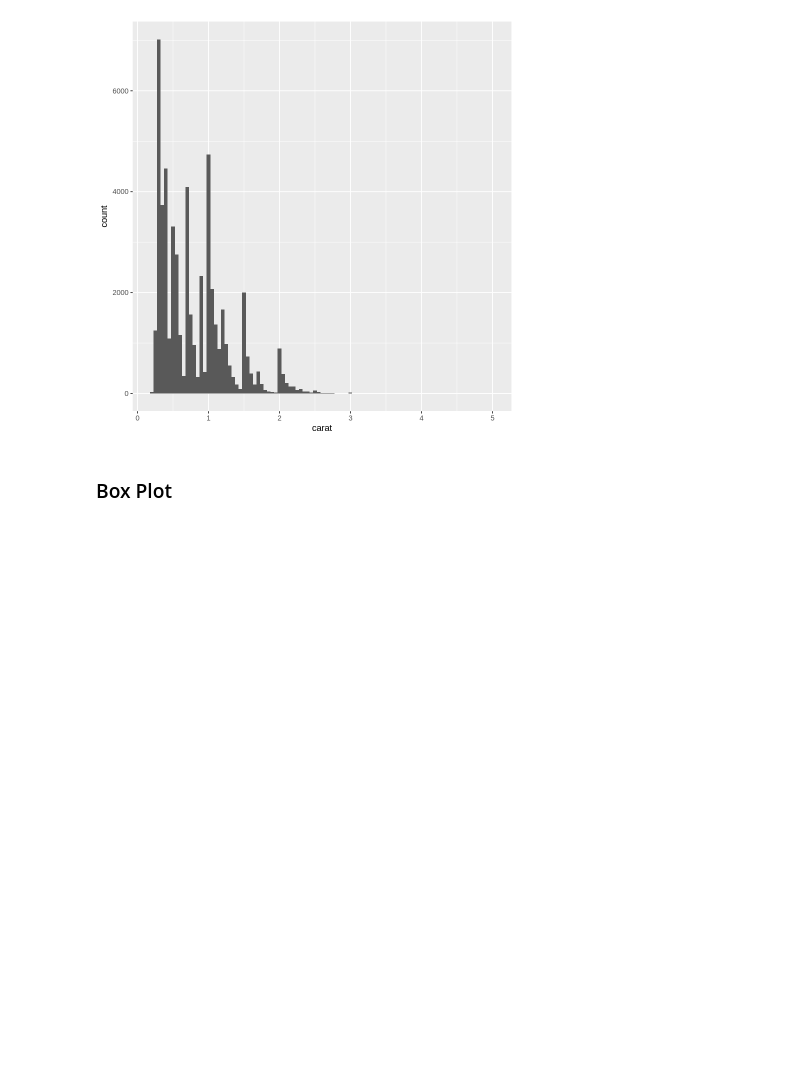
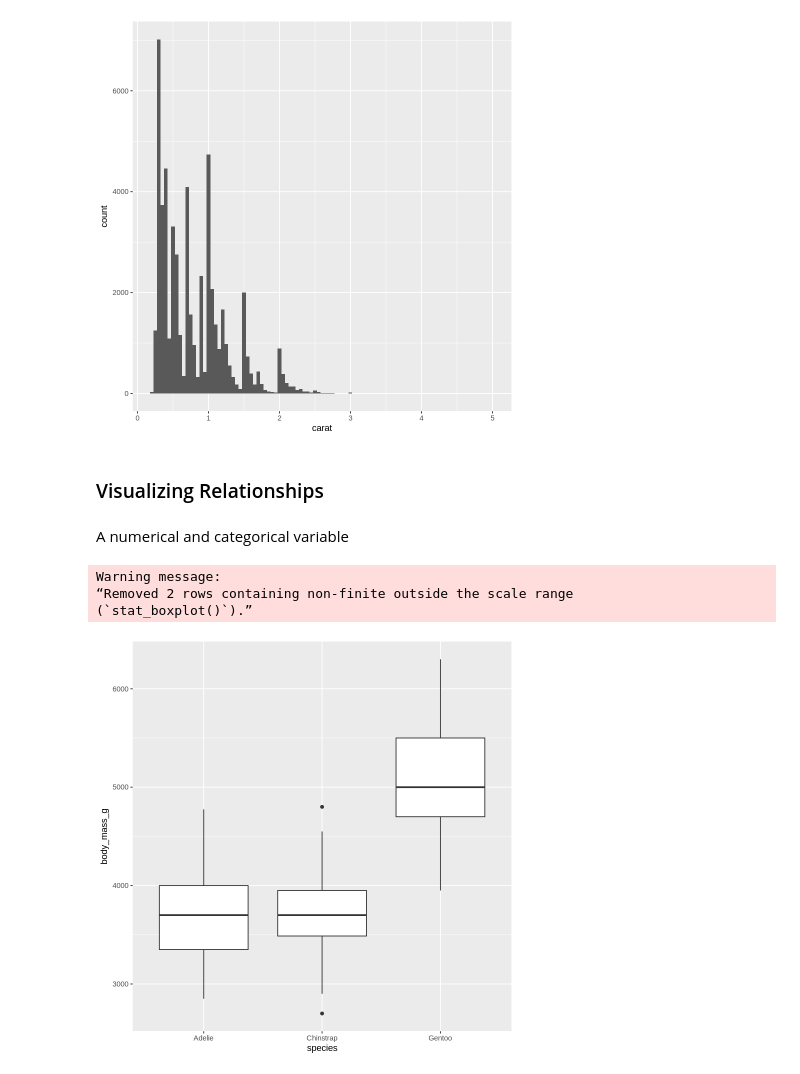
Before and after one commit to glennnoronha/R, a Jupyter notebook: data_visualization.ipynb, the cells around one changed output. Cells and saved outputs as stored; diff of their text form; code cells hidden in the pictures; blank space fills up the shorter version.

Commit message:
visualizing relationships

```diff
--- a/data_visualization.ipynb
+++ b/data_visualization.ipynb
@@ -343,5 +343,16 @@ diamonds %>%
   geom_histogram(binwidth=0.05)
 # %% [output]
 [figure]
-# %% [markdown]
-### Box Plot
+# %% [markdown]
+### Visualizing Relationships
+# %% [markdown]
+A numerical and categorical variable
+# %%
+penguins %>%
+  ggplot(aes(x=species, y=body_mass_g)) +
+  geom_boxplot()
+# %% [output]
+Warning message:
+“Removed 2 rows containing non-finite outside the scale range
+(`stat_boxplot()`).”
+[figure, added]
```
Also changed, not shown: parts of 8 cells of this notebook.
